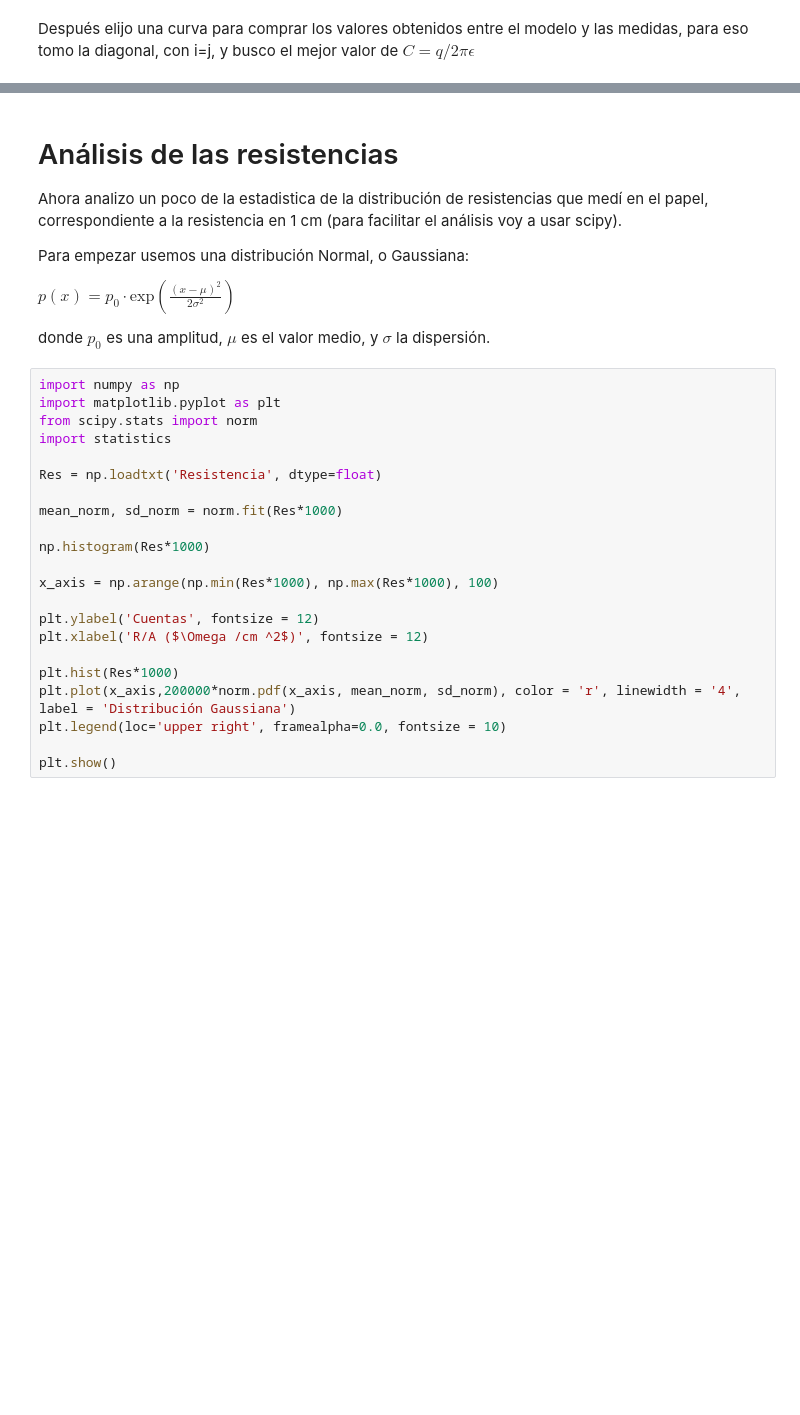
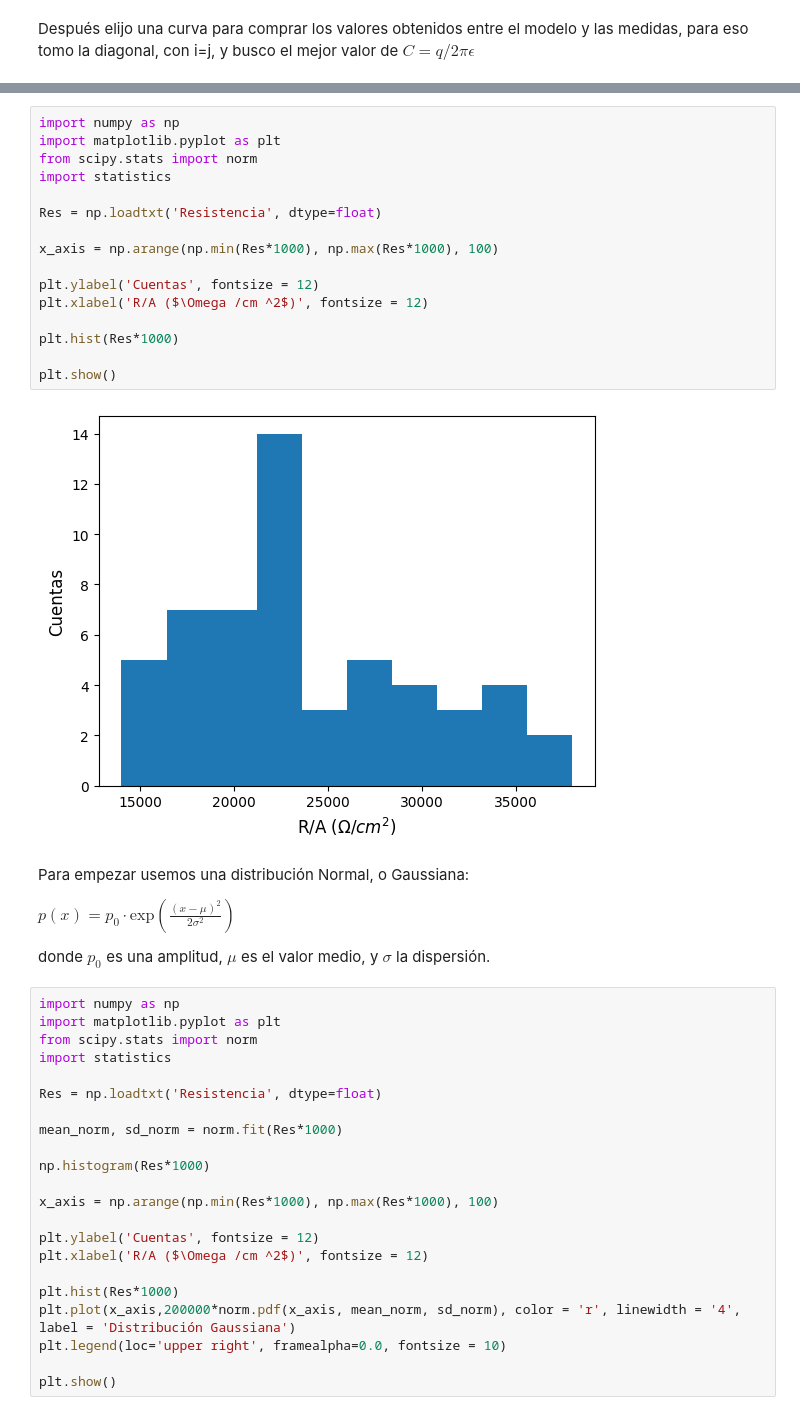
Before and after one commit to PabloDome/Fisica2, a Jupyter notebook: Fisica2_Labo1_CampoElectrico.ipynb, the cells around one changed output, grey strips where cells are left out. Cells and saved outputs as stored; diff of their text form; blank space fills up the shorter version.

```diff
--- a/Fisica2_Labo1_CampoElectrico.ipynb
+++ b/Fisica2_Labo1_CampoElectrico.ipynb
@@ -111,8 +115,22 @@ plt.show()
+# %%
+import numpy as np
+import matplotlib.pyplot as plt
+from scipy.stats import norm
+import statistics
+
+Res = np.loadtxt('Resistencia', dtype=float)
+
+x_axis = np.arange(np.min(Res*1000), np.max(Res*1000), 100)
+
+plt.ylabel('Cuentas', fontsize = 12)
+plt.xlabel('R/A ($\Omega /cm ^2$)', fontsize = 12)
+
+plt.hist(Res*1000)
+
+plt.show()
+# %% [output]
+[figure, added]
 # %% [markdown]
-# Análisis de las resistencias
-
-Ahora analizo un poco de la estadistica de la distribución de resistencias que medí en el papel, correspondiente a la resistencia en 1 cm (para facilitar el análisis voy a usar scipy).
-
 Para empezar usemos una distribución Normal, o Gaussiana:
 
 $p(x) = p_0 \cdot \mathrm{exp} \left ( \frac{(x - \mu )^2}{2 \sigma ^2}  \right)$
```
Also changed, not shown: parts of 2 cells of this notebook.
